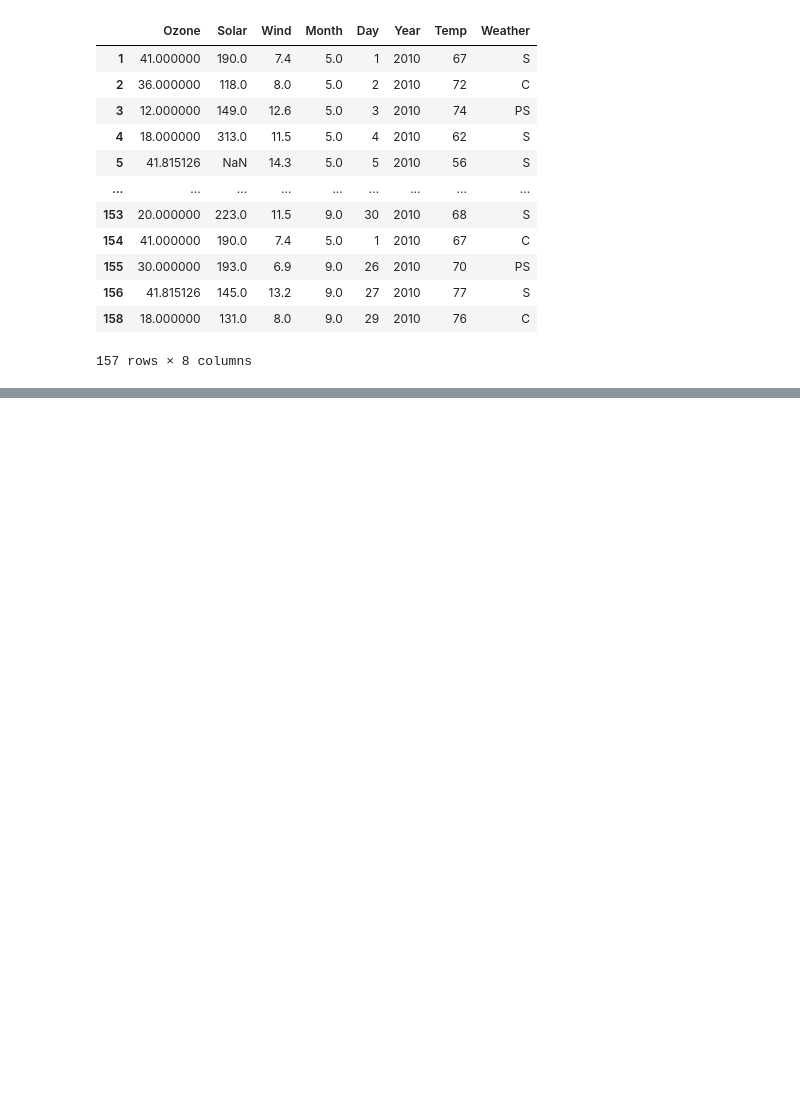
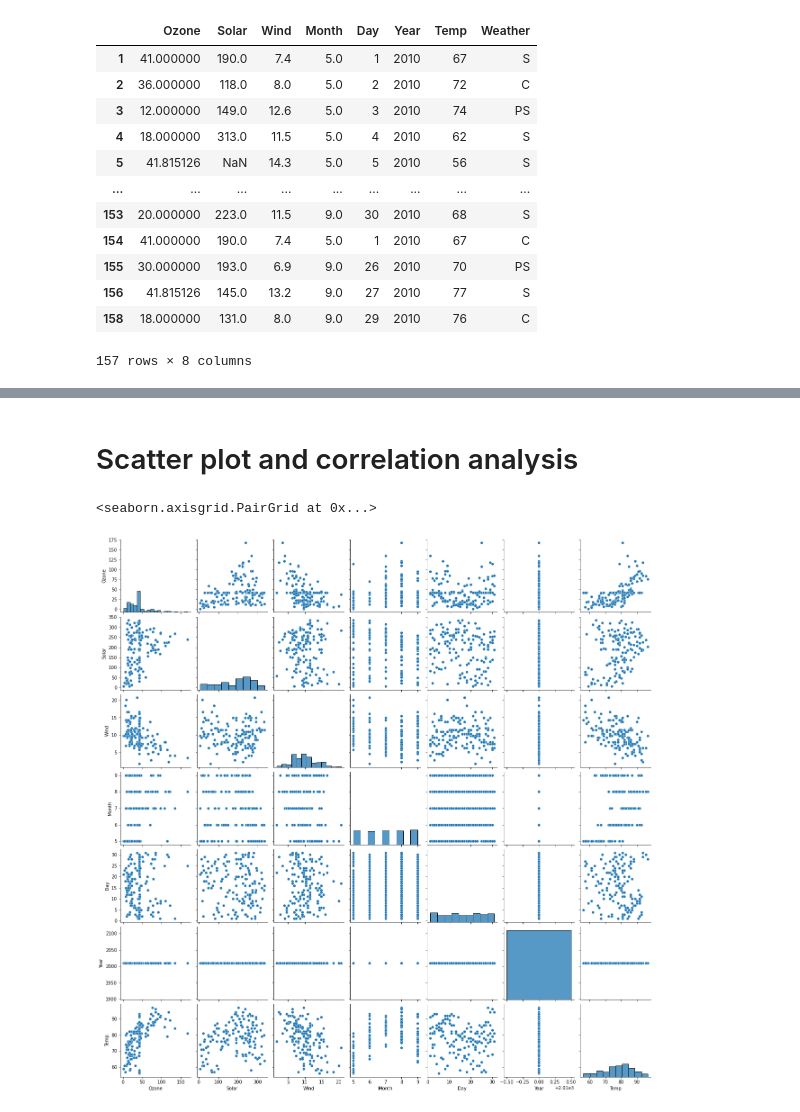
Before and after one commit to Aashrit77/Python, a Jupyter notebook: EDA.ipynb, the cells around one changed output, grey strips where cells are left out. Cells and saved outputs as stored; diff of their text form; code cells hidden in the pictures; blank space fills up the shorter version.

```diff
--- a/EDA.ipynb
+++ b/EDA.ipynb
@@ -240,0 +280,8 @@ data_cleaned3
+# %% [markdown]
+# Scatter plot and correlation analysis
+# %%
+import seaborn as sns
+sns.pairplot(data_cleaned3)
+# %% [output]
+<seaborn.axisgrid.PairGrid at 0x...>
+[figure, added]
```
Also changed, not shown: parts of 27 cells of this notebook.
